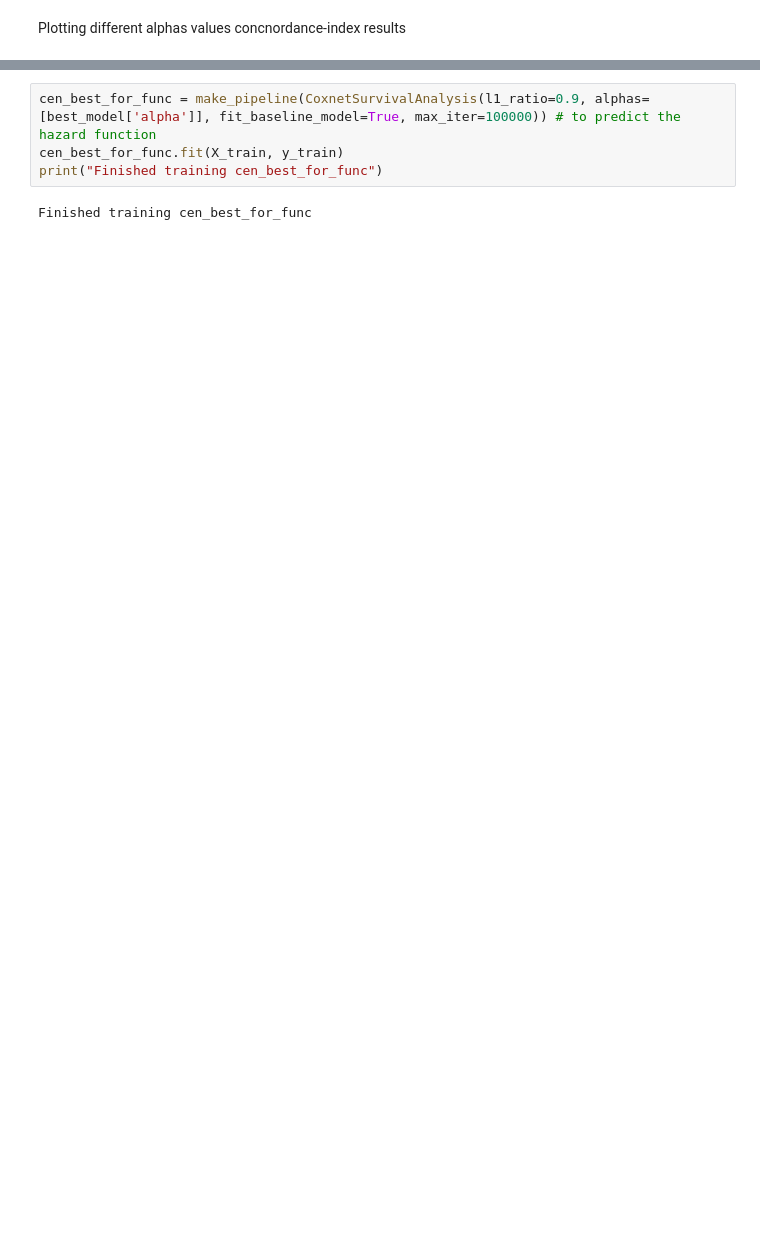
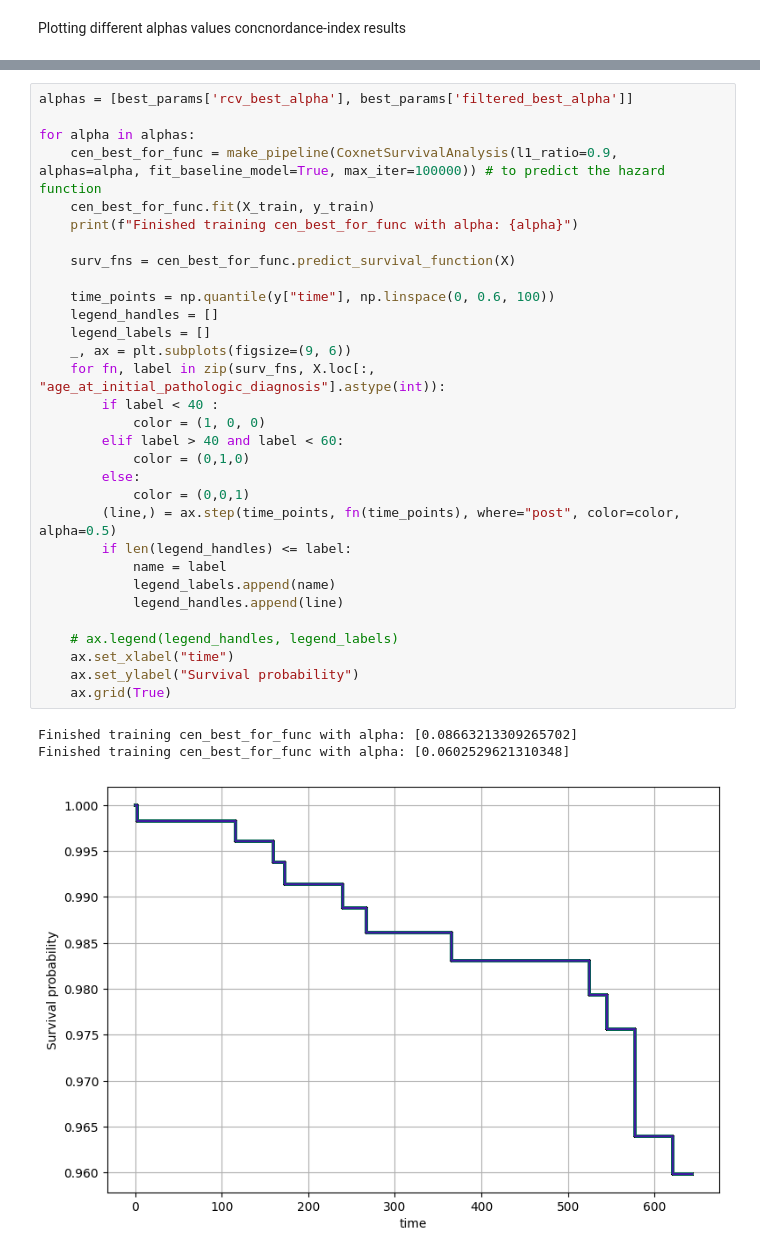
Before and after one commit to giorgiaBertacchini/miRNA_survival_analysis, a Jupyter notebook: notebooks/cox_regression.ipynb, the cells around one changed output, grey strips where cells are left out. Drawn from its saved outputs; the diff is of its cells as text; blank space fills up the shorter version.

```diff
--- a/notebooks/cox_regression.ipynb
+++ b/notebooks/cox_regression.ipynb
@@ -461,6 +481,35 @@ plt.savefig(os.path.join(ROOT, f'grid_searches\\{subtype}\\{dataset_type}_non0_c
 # %%
-cen_best_for_func = make_pipeline(CoxnetSurvivalAnalysis(l1_ratio=0.9, alphas=[best_model['alpha']], fit_baseline_model=True, max_iter=100000)) # to predict the hazard function
-cen_best_for_func.fit(X_train, y_train)
-print("Finished training cen_best_for_func")
+alphas = [best_params['rcv_best_alpha'], best_params['filtered_best_alpha']]
+
+for alpha in alphas:
+    cen_best_for_func = make_pipeline(CoxnetSurvivalAnalysis(l1_ratio=0.9, alphas=alpha, fit_baseline_model=True, max_iter=100000)) # to predict the hazard function
+    cen_best_for_func.fit(X_train, y_train)
+    print(f"Finished training cen_best_for_func with alpha: {alpha}")
+
+    surv_fns = cen_best_for_func.predict_survival_function(X)
+
+    time_points = np.quantile(y["time"], np.linspace(0, 0.6, 100))
+    legend_handles = []
+    legend_labels = []
+    _, ax = plt.subplots(figsize=(9, 6))
+    for fn, label in zip(surv_fns, X.loc[:, "age_at_initial_pathologic_diagnosis"].astype(int)):
+        if label < 40 :
+            color = (1, 0, 0)
+        elif label > 40 and label < 60:
+            color = (0,1,0)
+        else:
+            color = (0,0,1)
+        (line,) = ax.step(time_points, fn(time_points), where="post", color=color, alpha=0.5)
+        if len(legend_handles) <= label:
+            name = label
+            legend_labels.append(name)
+            legend_handles.append(line)
+
+    # ax.legend(legend_handles, legend_labels)
+    ax.set_xlabel("time")
+    ax.set_ylabel("Survival probability")
+    ax.grid(True)
 # %% [output]
-Finished training cen_best_for_func
+Finished training cen_best_for_func with alpha: [0.08663213309265702]
+Finished training cen_best_for_func with alpha: [0.0602529621310348]
+[figure, added]
```
Also changed, not shown: parts of 17 cells of this notebook, 18 other files.
